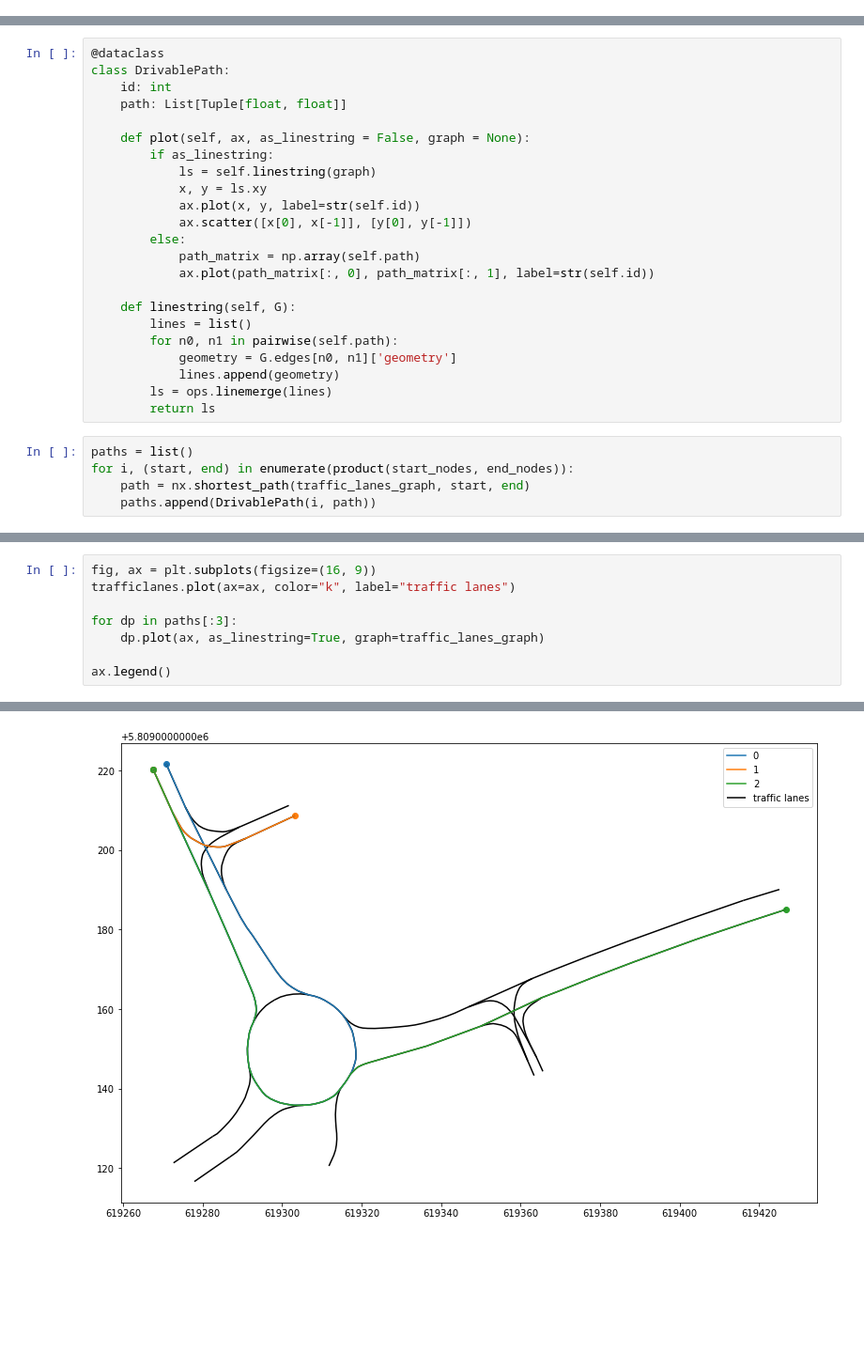
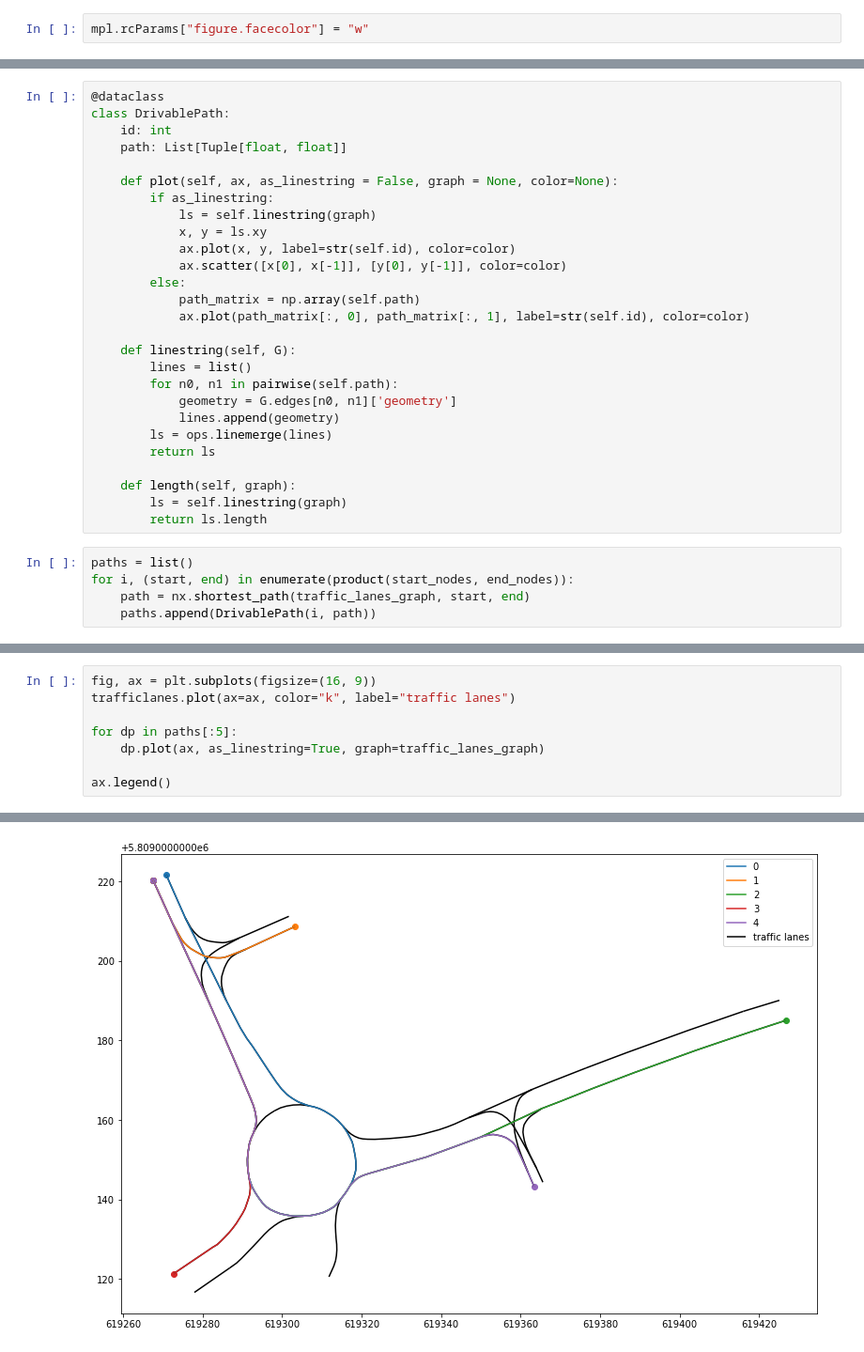
Before and after one commit to kopytjuk/opendd-analysis, a Jupyter notebook: notebooks/Distance Analysis.ipynb, the cells around one changed output, grey strips where cells are left out. Shown at 94% size. Saved outputs shown, nothing was run; the diff lists cells and outputs as text; blank space fills up the shorter version.

Commit message:
Generate large image for all drivable paths.

```diff
--- a/notebooks/Distance Analysis.ipynb
+++ b/notebooks/Distance Analysis.ipynb
@@ -18,3 +23,5 @@ from shapely import geometry, ops
+# %%
+mpl.rcParams["figure.facecolor"] = "w"
 # %% [markdown]
 ## Read traffic lanes
 
@@ -76,15 +85,15 @@ class DrivablePath:
     id: int
     path: List[Tuple[float, float]]
 
-    def plot(self, ax, as_linestring = False, graph = None):
+    def plot(self, ax, as_linestring = False, graph = None, color=None):
         if as_linestring:
             ls = self.linestring(graph)
             x, y = ls.xy
-            ax.plot(x, y, label=str(self.id))
-            ax.scatter([x[0], x[-1]], [y[0], y[-1]])
+            ax.plot(x, y, label=str(self.id), color=color)
+            ax.scatter([x[0], x[-1]], [y[0], y[-1]], color=color)
         else:
             path_matrix = np.array(self.path)
-            ax.plot(path_matrix[:, 0], path_matrix[:, 1], label=str(self.id))
+            ax.plot(path_matrix[:, 0], path_matrix[:, 1], label=str(self.id), color=color)
 
     def linestring(self, G):
         lines = list()
@@ -93,6 +102,10 @@ class DrivablePath:
             lines.append(geometry)
         ls = ops.linemerge(lines)
         return ls
+
+    def length(self, graph):
+        ls = self.linestring(graph)
+        return ls.length
 # %%
 paths = list()
 for i, (start, end) in enumerate(product(start_nodes, end_nodes)):
@@ -101,11 +120,11 @@ for i, (start, end) in enumerate(product(start_nodes, end_nodes)):
 # %%
 fig, ax = plt.subplots(figsize=(16, 9))
 trafficlanes.plot(ax=ax, color="k", label="traffic lanes")
 
-for dp in paths[:3]:
+for dp in paths[:5]:
     dp.plot(ax, as_linestring=True, graph=traffic_lanes_graph)
 
 ax.legend()
 # %% [output]
 <matplotlib.legend.Legend at 0x...>
-[figure, old version]
+[figure, new version]
```
Also changed, not shown: parts of 7 cells of this notebook.
